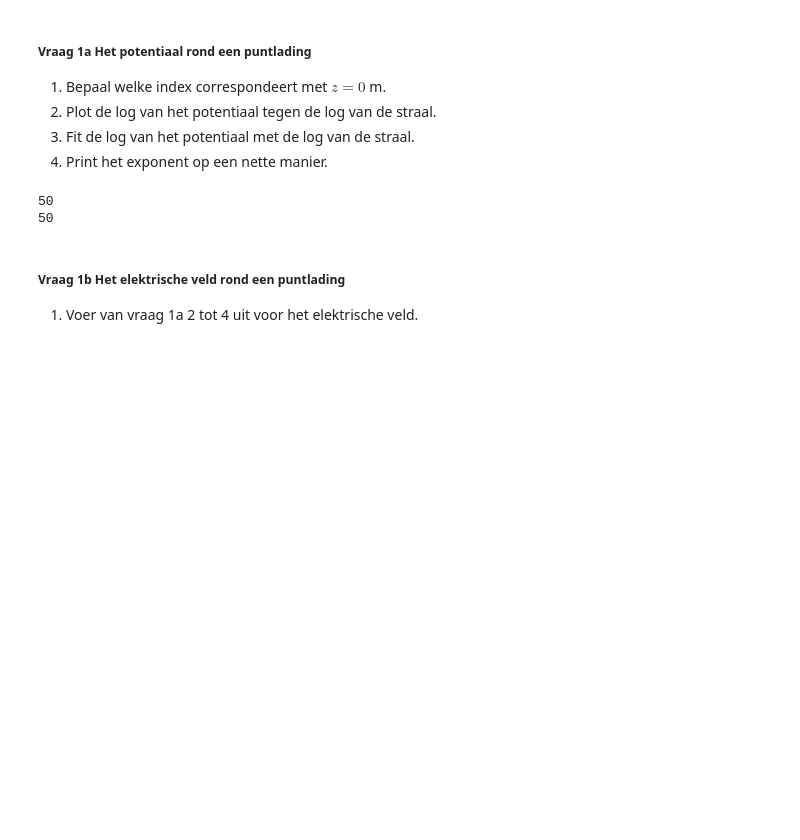
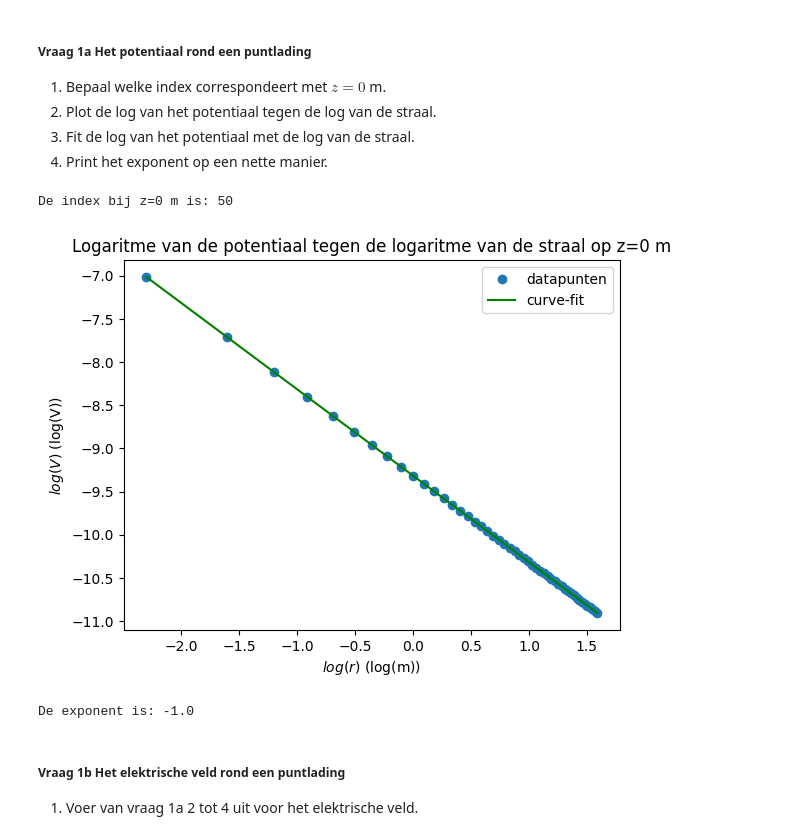
Before and after one commit to BobVill/opdrachten-DEF-D, a Jupyter notebook: DigitaleOntwerpopdrachten/1CondensatorOpdracht/CondensatorOntwerpopdracht.ipynb, the cells around one changed output. Drawn from its saved outputs; the diff is of its cells as text; code cells hidden in the pictures; blank space fills up the shorter version.

```diff
--- a/DigitaleOntwerpopdrachten/1CondensatorOpdracht/CondensatorOntwerpopdracht.ipynb
+++ b/DigitaleOntwerpopdrachten/1CondensatorOpdracht/CondensatorOntwerpopdracht.ipynb
@@ -87,18 +87,40 @@ plot_results_pt_charge_at_origin(Ez, Er, normE, V, r, z, grid_step)
 3. Fit de log van het potentiaal met de log van de straal.
 4. Print het exponent op een nette manier.
 # %%
-###
+from scipy.optimize import curve_fit
 ###Hier jouw code###
-#code to find index
+#code to find index (1)
 index_z0 = (np.abs(z)).argmin()
-print(index_z0)
+print('De index bij z=0 m is:',index_z0)
 #otherwise
 index_z0manual = int(height_domain / grid_step)
-print(index_z0manual)
+#print('De index bij z=0 m is:',index_z0manual)
 ###
+
+# plot van de potentiaal tegen de straal en curve-fit (2+3)
+Vz0 = V[index_z0]  # potentiaal op z=0 m
+Vz0_zonder0=Vz0[1:]  # verwijder de potentiaal op r=0 m (bestaat niet)
+r_zonder0=r[1:]  # verwijder de straal op r=0 m
+from scipy.optimize import curve_fit
+def log_potentiaal(logstraal, exponent, logcoefficient):
+    return logcoefficient + exponent * logstraal
+val, cov=curve_fit(log_potentiaal, np.log(r_zonder0), np.log(Vz0_zonder0))
+
+plt.figure()
+plt.plot(np.log(r_zonder0), np.log(Vz0_zonder0), 'o', label='datapunten')
+plt.plot(np.log(r_zonder0), log_potentiaal(np.log(r_zonder0), *val), 'g',label='curve-fit')
+plt.xlabel('$log(r)$ (log(m))')
+plt.ylabel('$log(V)$ (log(V))')
+plt.title('Logaritme van de potentiaal tegen de logaritme van de straal op z=0 m')
+plt.legend()
+plt.show()
+
+# Exponent printen (4)
+print('De exponent is:', val[0])
 # %% [output]
-50
-50
+De index bij z=0 m is: 50
+[figure, added]
+De exponent is: -1.0
 # %% [markdown]
 ##### Vraag 1b Het elektrische veld rond een puntlading
 1. Voer van vraag 1a 2 tot 4 uit voor het elektrische veld.
```
Also changed, not shown: parts of 3 cells of this notebook.
